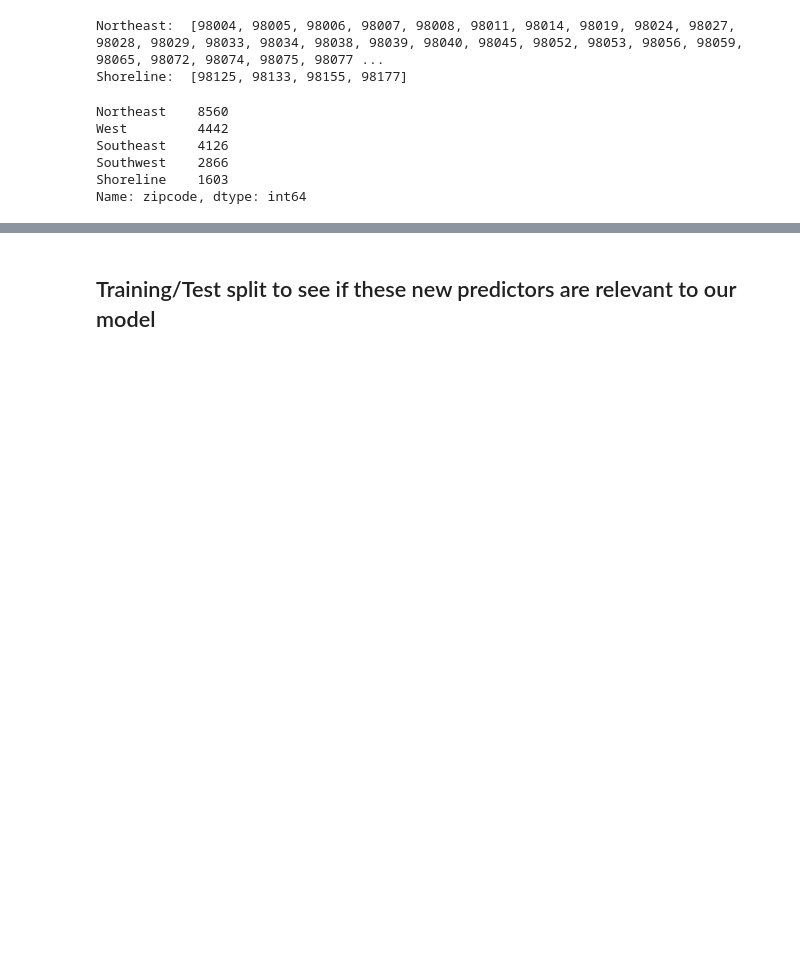
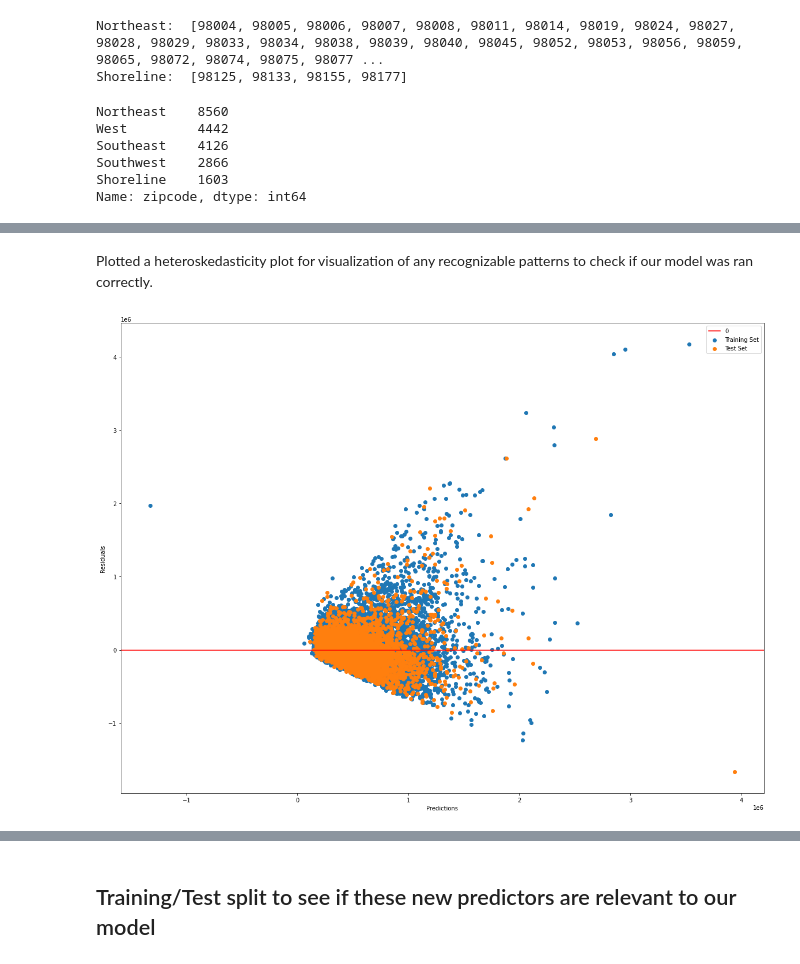
Before and after one commit to NaavSD/House-Plan-Analysis, a Jupyter notebook: Project 2 Notebook.ipynb, the cells around one changed output, grey strips where cells are left out. Saved outputs shown, nothing was run; the diff lists cells and outputs as text; code cells hidden in the pictures; blank space fills up the shorter version.

Commit message:
Cleaned up and added new plots, models, and markdown to Project 2 notebook

```diff
--- a/Project 2 Notebook.ipynb
+++ b/Project 2 Notebook.ipynb
@@ -538,0 +344,8 @@ Name: grade, dtype: int64
+# %%
+# Training dataset
+X_train_scaled = pd.DataFrame(X_train_scaled)
+X_train_scaled.columns = X.columns
+y_train.reset_index(drop=True,inplace=True)
+X_train_scaled_plus_y = pd.concat((X_train_scaled, y_train), axis=1)
+X_train.reset_index(drop=True, inplace=True)
+X_train_plus_y = pd.concat((X_train, y_train), axis=1)
@@ -538,0 +371,6 @@ Name: grade, dtype: int64
+# %%
+# Testing dataset
+X_test_scaled = pd.DataFrame(X_test_scaled)
+X_test_scaled.columns = X.columns
+y_test.reset_index(drop=True,inplace=True)
+X_test_scaled_plus_y = pd.concat((X_test_scaled,y_test),axis=1)
@@ -538,0 +381,6 @@ Name: grade, dtype: int64
+# %%
+# Keep first model as sqft_living + bedrooms + floors to show that was our first model and how we progressed
+# 2nd model should be 'price ~ sqft_living + bedrooms + sqft_per_bedroom + footprint' to show the increase of R^2
+formula = 'price ~  sqft_living + bedrooms + floors'
+model = ols(formula, X_train_scaled_plus_y).fit()
+model.summary()
@@ -538,0 +422,4 @@ Name: grade, dtype: int64
+# %%
+y_hat = model.predict(X_train_scaled)
+y_pred = model.predict(X_test_scaled_plus_y)
+y_hat_t = model.predict(X_train_scaled)
@@ -538,0 +453,14 @@ Name: grade, dtype: int64
+# %% [markdown]
+Plotted a heteroskedasticity plot for visualization of any recognizable patterns to check if our model was ran correctly.
+# %%
+plt.figure(figsize = (20,15))
+plt.scatter(y_hat, y_train - y_hat, label = 'Training Set')
+plt.scatter(y_pred, y_test - y_pred, label = 'Test Set')
+
+plt.axhline(y = 0, color = 'red', label = '0')
+plt.xlabel('Predictions')
+plt.ylabel('Residuals')
+plt.legend()
+plt.show()
+# %% [output]
+[figure, added]
```
Also changed, not shown: parts of 92 cells of this notebook.
